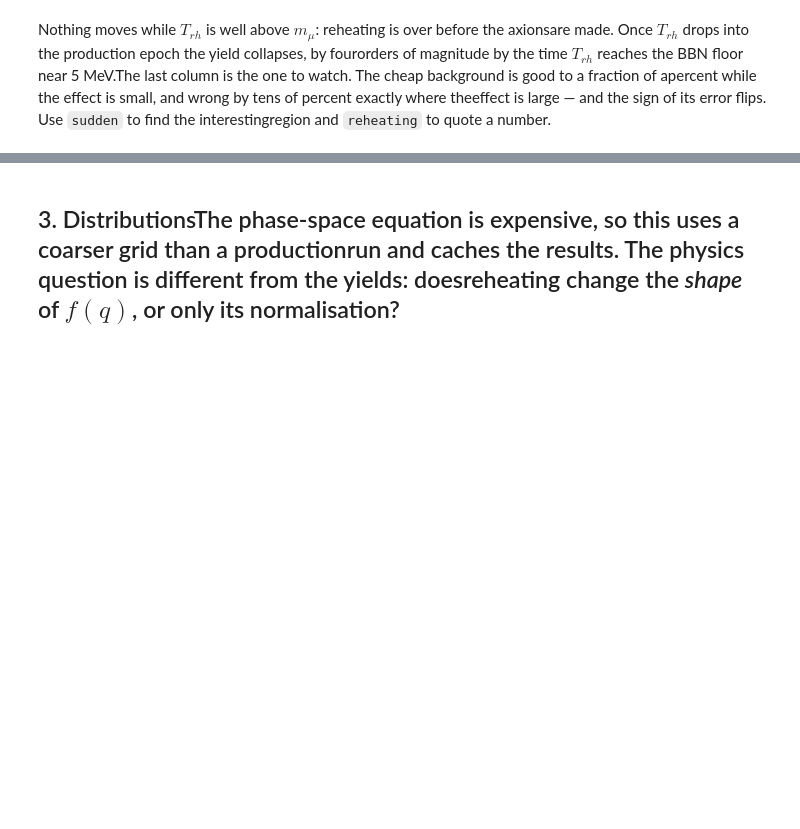
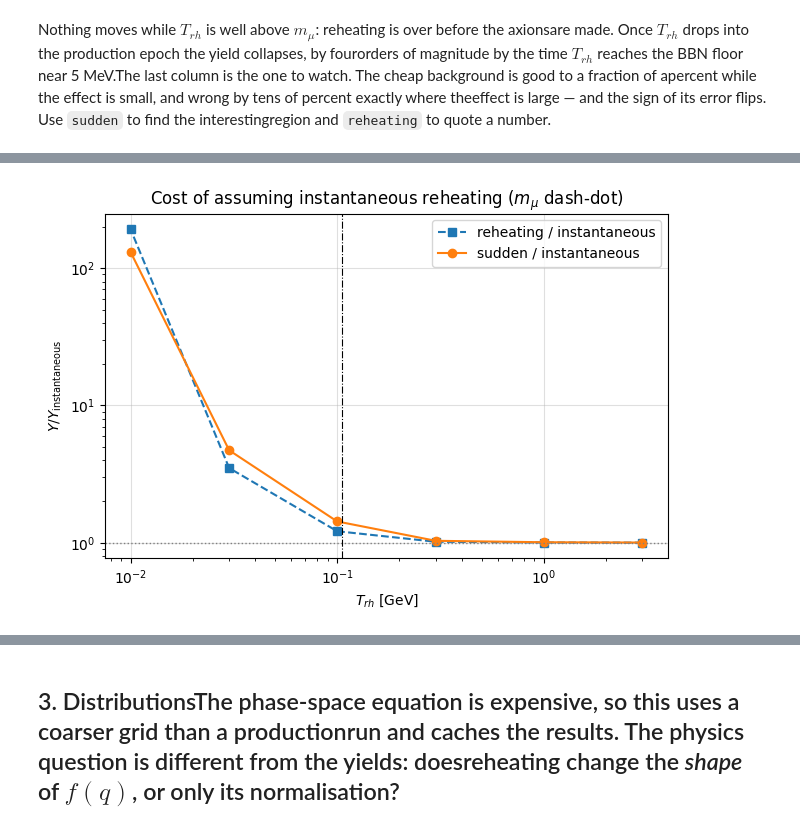
Before and after one commit to adam-gomulka/PyBolt, a Jupyter notebook: Background_comparison.ipynb, the cells around one changed output, grey strips where cells are left out. Drawn from its saved outputs; the diff is of its cells as text; code cells hidden in the pictures; blank space fills up the shorter version.

```diff
--- a/Background_comparison.ipynb
+++ b/Background_comparison.ipynb
@@ -220,0 +282,15 @@ Nothing moves while $T_{rh}$ is well above $m_\mu$: reheating is over before the
+# %%
+fig, ax = plt.subplots(figsize=(6.5, 4.5))
+ax.loglog(T_RH_CMP, Y_reh_c / Y_inst, "s--", label="reheating / instantaneous")
+ax.loglog(T_RH_CMP, Y_sud_c / Y_inst, "o-", label="sudden / instantaneous")
+ax.axhline(1.0, color="grey", lw=1.0, ls=":")
+ax.axvline(M_MU, color="k", lw=0.8, ls="-.")
+ax.set_xlabel(r"$T_{rh}$ [GeV]")
+ax.set_ylabel(r"$Y / Y_{\rm instantaneous}$")
+ax.set_title(r"Cost of assuming instantaneous reheating ($m_\mu$ dash-dot)")
+ax.grid(alpha=0.4)
+ax.legend()
+fig.tight_layout()
+plt.show()
+# %% [output]
+[figure, added]
```
Also changed, not shown: parts of 9 cells of this notebook.
